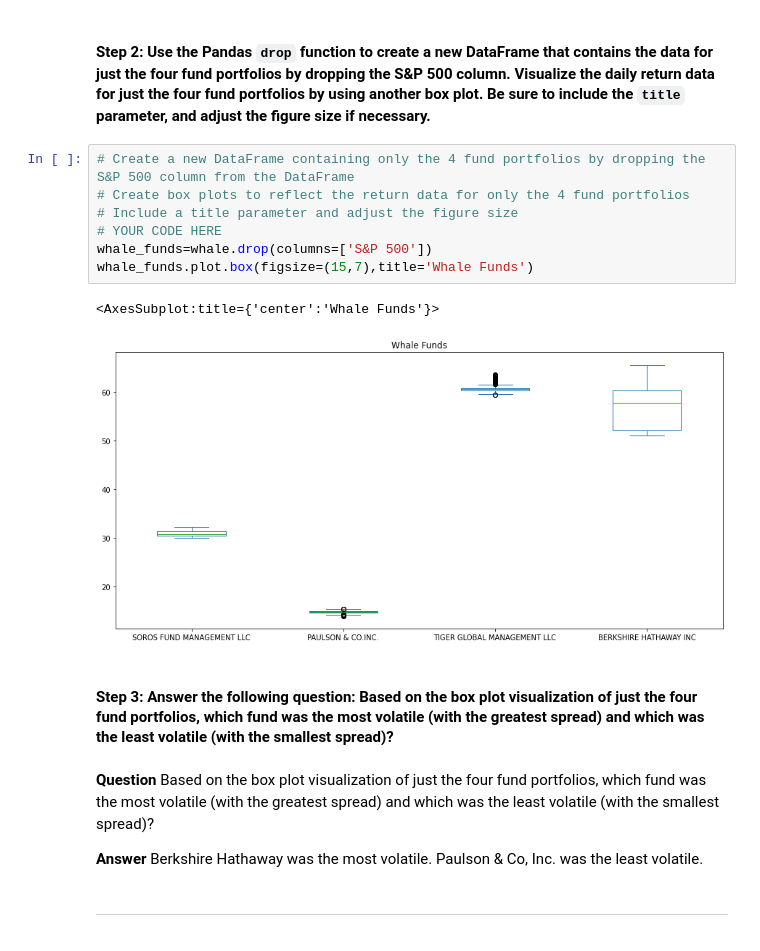
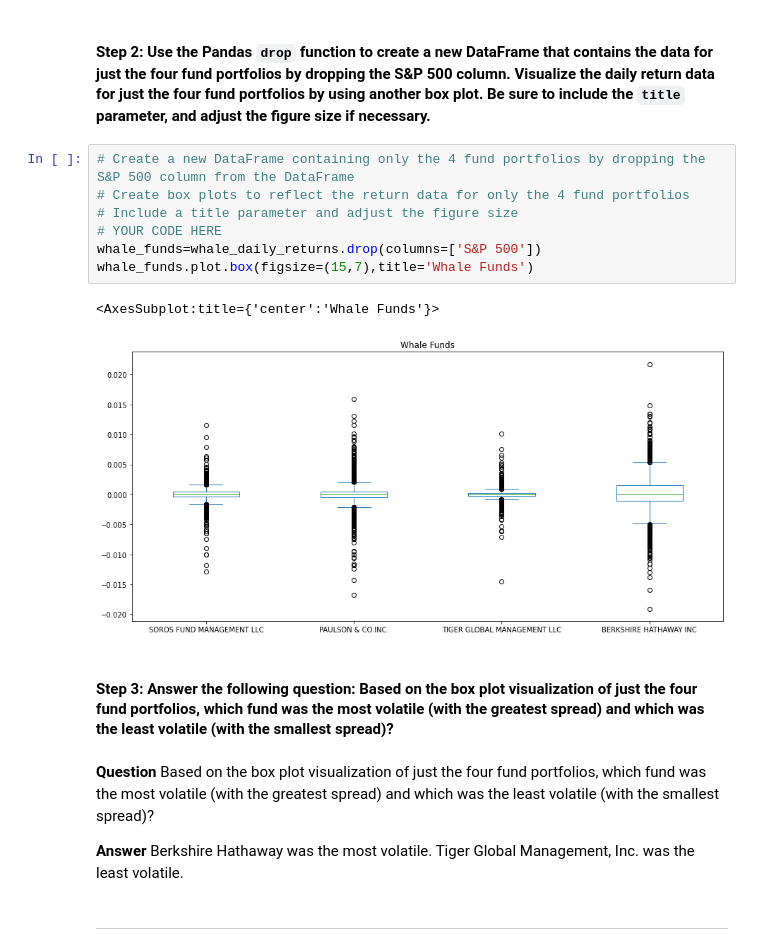
Before and after one commit to hchen1109/Finance_Analytics_4, a Jupyter notebook: risk_return_analysis.ipynb, the cells around one changed output. Saved outputs shown, nothing was run; the diff lists cells and outputs as text.

```diff
--- a/risk_return_analysis.ipynb
+++ b/risk_return_analysis.ipynb
@@ -214,19 +214,19 @@ whale_daily_returns.plot.box(figsize=(15,7), title="Whale Daily Returns")
 # %%
 # Create a new DataFrame containing only the 4 fund portfolios by dropping the S&P 500 column from the DataFrame
 # Create box plots to reflect the return data for only the 4 fund portfolios
 # Include a title parameter and adjust the figure size
 # YOUR CODE HERE
-whale_funds=whale.drop(columns=['S&P 500'])
+whale_funds=whale_daily_returns.drop(columns=['S&P 500'])
 whale_funds.plot.box(figsize=(15,7),title='Whale Funds')
 # %% [output]
 <AxesSubplot:title={'center':'Whale Funds'}>
-[figure, old version]
+[figure, new version]
 # %% [markdown]
 #### Step 3: Answer the following question: Based on the box plot visualization of just the four fund portfolios, which fund was the most volatile (with the greatest spread) and which was the least volatile (with the smallest spread)?
 # %% [markdown]
 **Question** Based on the box plot visualization of just the four fund portfolios, which fund was the most volatile (with the greatest spread) and which was the least volatile (with the smallest spread)?
 
-**Answer** Berkshire Hathaway was the most volatile. Paulson & Co, Inc. was the least volatile.
+**Answer** Berkshire Hathaway was the most volatile. Tiger Global Management, Inc. was the least volatile.
 # %% [markdown]
 ---
 # %% [markdown]
```
Also changed, not shown: parts of 1 cell of this notebook.
